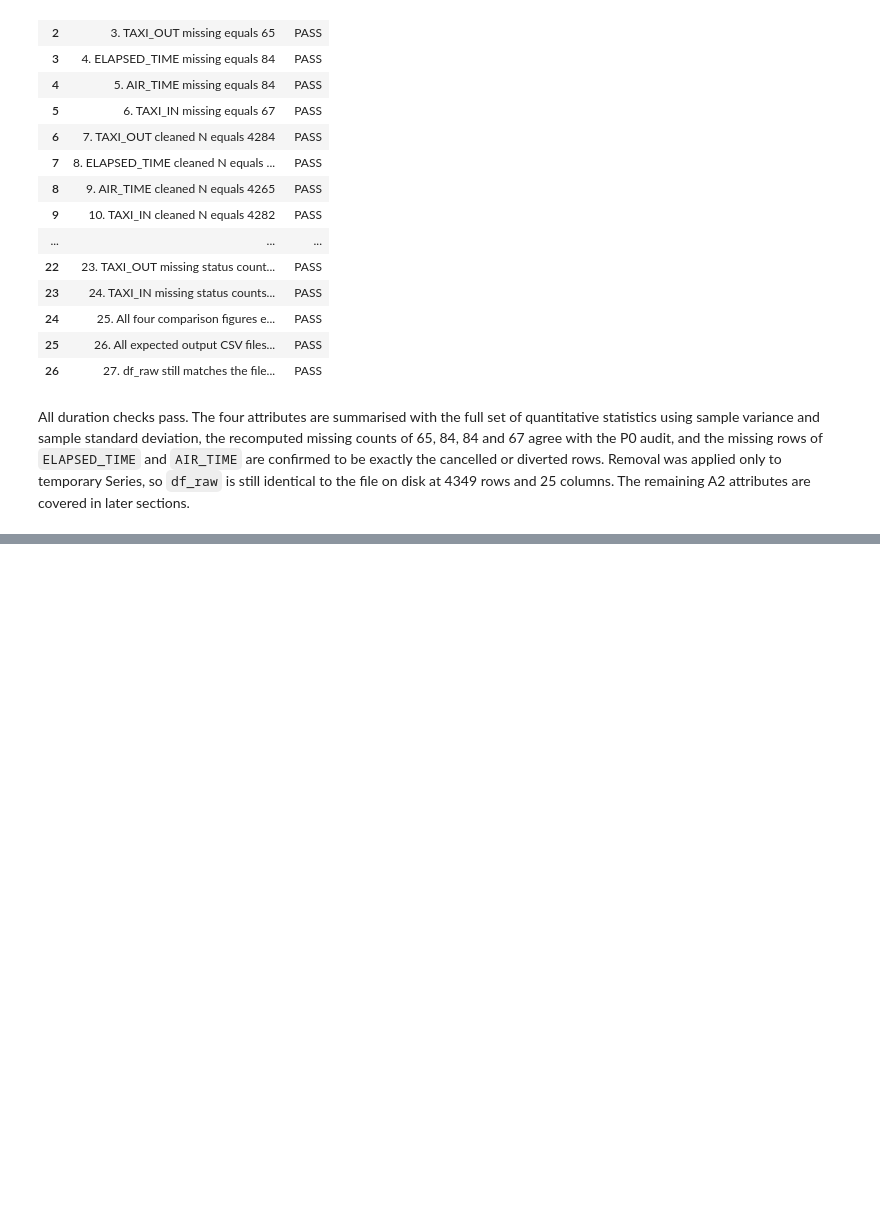
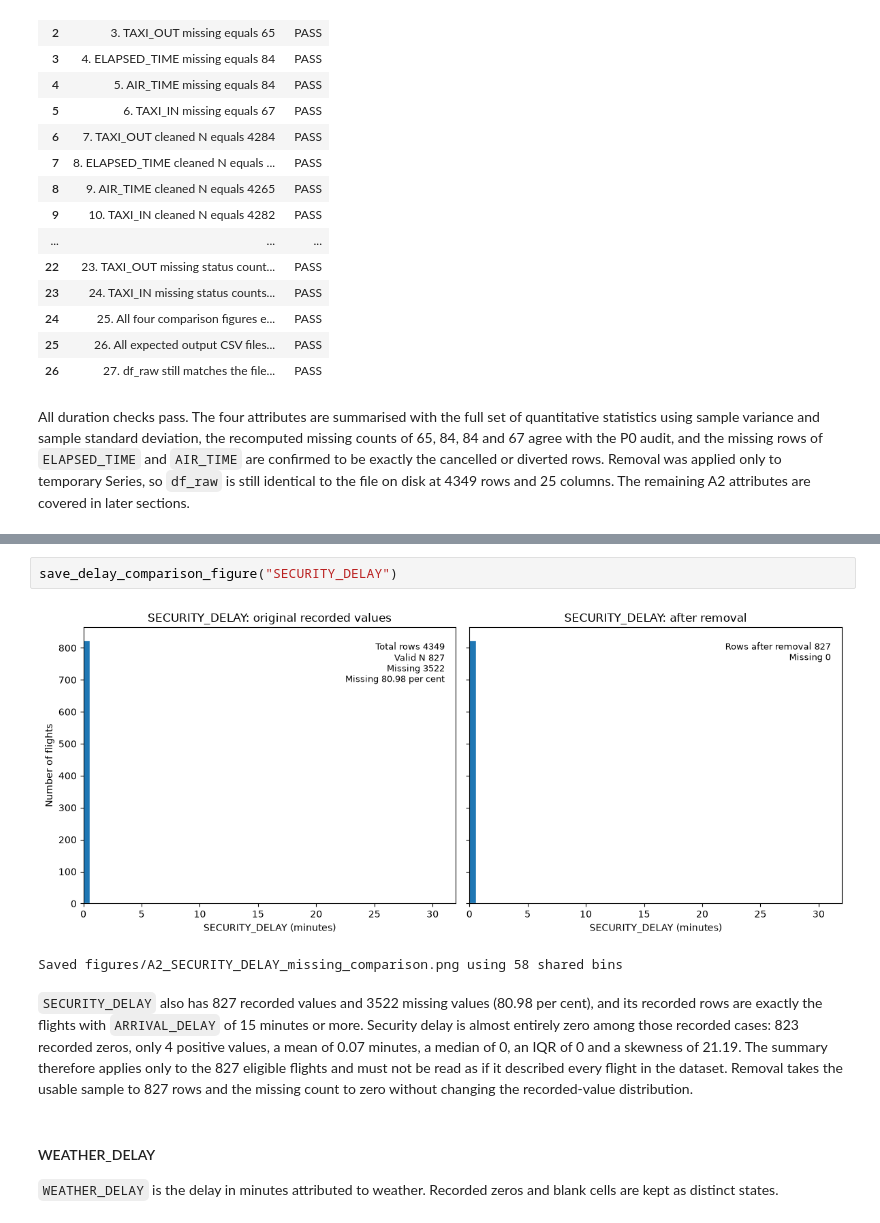
Before and after one commit to le23967/31250-assignment2-25740123, a Jupyter notebook: ida_25740123.ipynb, the cells around one changed output, grey strips where cells are left out. Cells and saved outputs as stored; diff of their text form; blank space fills up the shorter version.

```diff
--- a/ida_25740123.ipynb
+++ b/ida_25740123.ipynb
@@ -2379,0 +2784,18 @@ The remaining A2 attributes are covered in later sections.
+# %%
+save_delay_comparison_figure("SECURITY_DELAY")
+# %% [output]
+[figure, added]
+Saved figures/A2_SECURITY_DELAY_missing_comparison.png using 58 shared bins
+# %% [markdown]
+`SECURITY_DELAY` also has 827 recorded values and 3522 missing values (80.98 per cent), and its
+recorded rows are exactly the flights with `ARRIVAL_DELAY` of 15 minutes or more. Security delay
+is almost entirely zero among those recorded cases: 823 recorded zeros, only 4 positive values,
+a mean of 0.07 minutes, a median of 0, an IQR of 0 and a skewness of 21.19. The summary therefore
+applies only to the 827 eligible flights and must not be read as if it described every flight in
+the dataset. Removal takes the usable sample to 827 rows and the missing count to zero without
+changing the recorded-value distribution.
+# %% [markdown]
+#### WEATHER_DELAY
+
+`WEATHER_DELAY` is the delay in minutes attributed to weather. Recorded zeros and blank cells
+are kept as distinct states.
```
Also changed, not shown: parts of 39 cells of this notebook, 15 other files.
